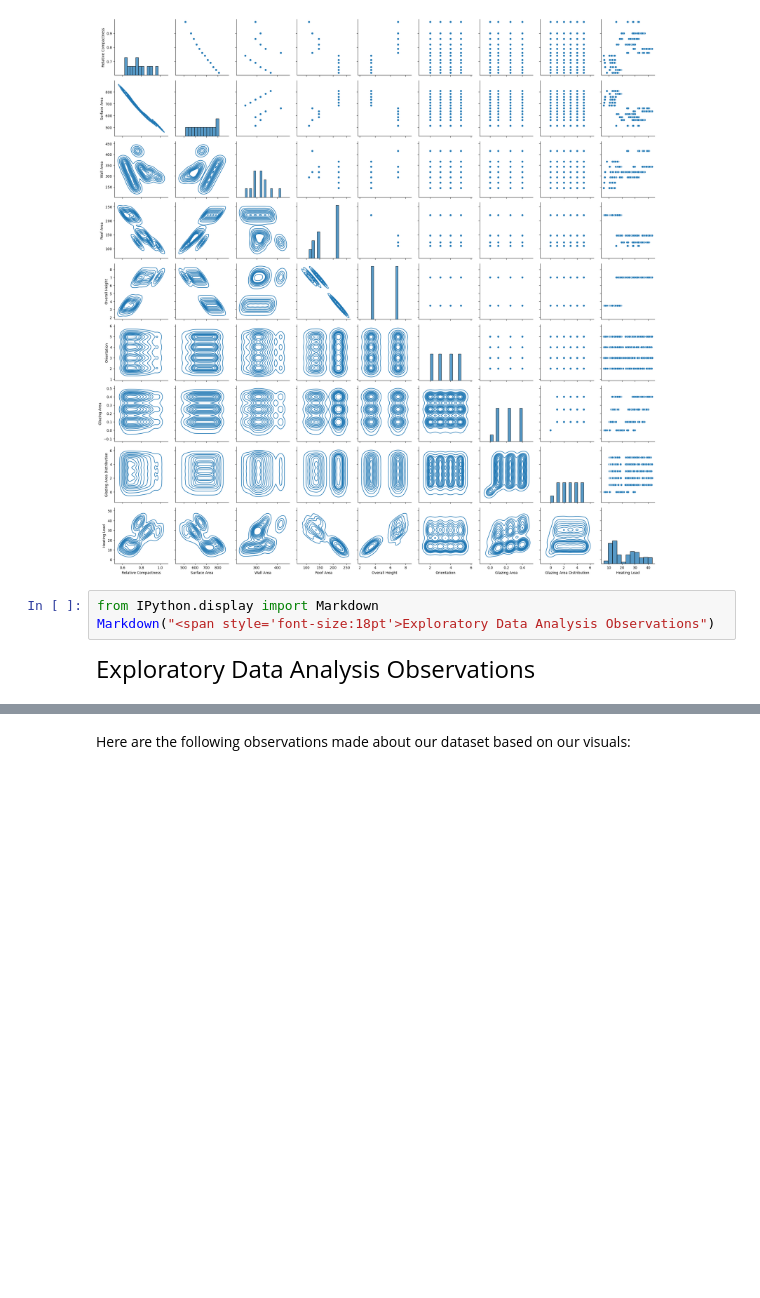
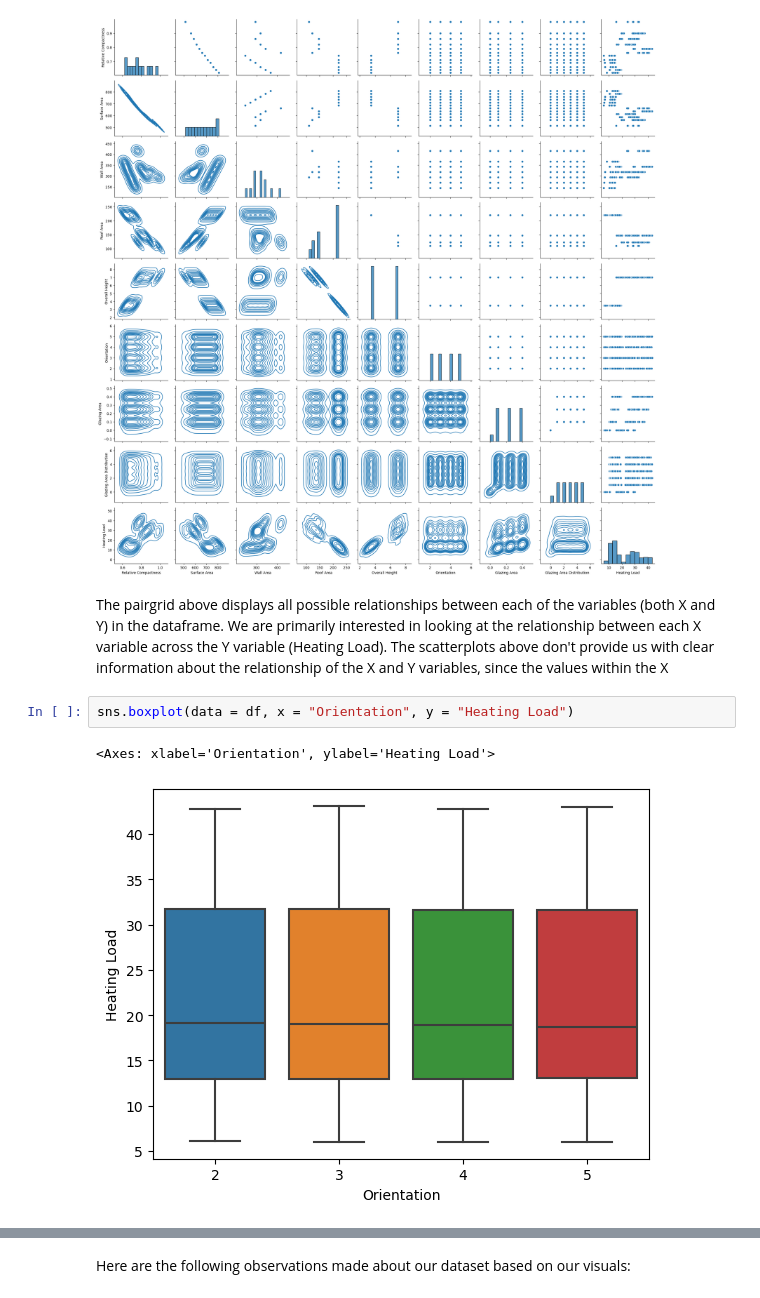
Before and after one commit to ufomaok/energy_efficiency, a Jupyter notebook: notebooks/Exploration.ipynb, the cells around one changed output, grey strips where cells are left out. Drawn from its saved outputs; the diff is of its cells as text; blank space fills up the shorter version.

```diff
--- a/notebooks/Exploration.ipynb
+++ b/notebooks/Exploration.ipynb
@@ -206,8 +196,10 @@ g.map_diag(sns.histplot)
 # %% [output]
 <seaborn.axisgrid.PairGrid at 0x...>
 [figure]
-# %%
-from IPython.display import Markdown
-Markdown("<span style='font-size:18pt'>Exploratory Data Analysis Observations")
-# %% [output]
-<span style='font-size:18pt'>Exploratory Data Analysis Observations
+# %% [markdown]
+The pairgrid above displays all possible relationships between each of the variables (both X and Y) in the dataframe. We are primarily interested in looking at the relationship between each X variable across the Y variable (Heating Load). The scatterplots above don't provide us with clear information about the relationship of the X and Y variables, since the values within the X
+# %%
+sns.boxplot(data = df, x = "Orientation", y = "Heating Load")
+# %% [output]
+<Axes: xlabel='Orientation', ylabel='Heating Load'>
+[figure, added]
```
Also changed, not shown: parts of 30 cells of this notebook.
